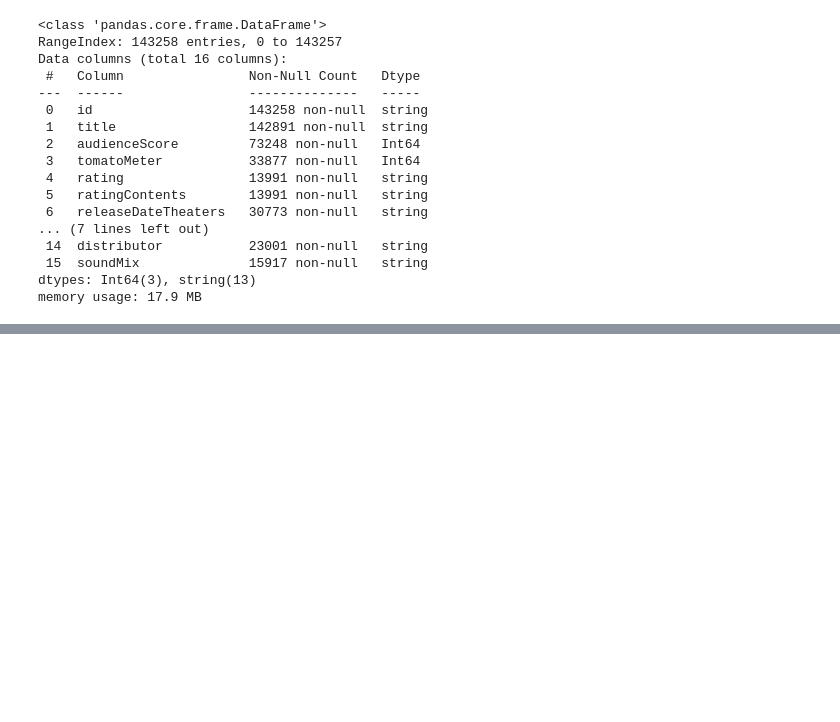
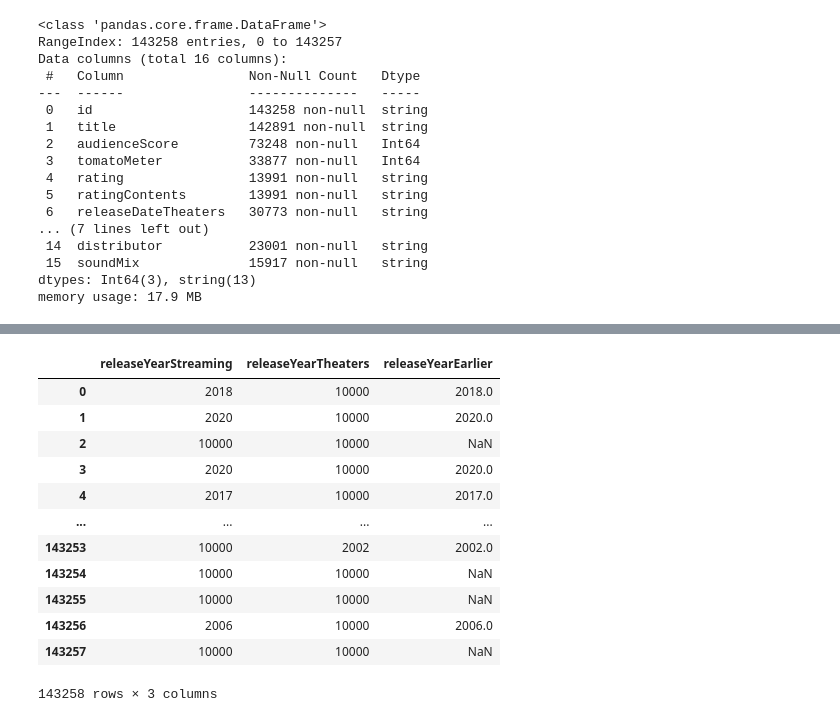
Before and after one commit to suny-park/netflix-film-ratings, a Jupyter notebook: 04 Adding More Rating Data to the Database.ipynb, the cells around one changed output, grey strips where cells are left out. Saved outputs shown, nothing was run; the diff lists cells and outputs as text; code cells hidden in the pictures; blank space fills up the shorter version.

```diff
--- a/04 Adding More Rating Data to the Database.ipynb
+++ b/04 Adding More Rating Data to the Database.ipynb
@@ -151,2 +89,0 @@ Name: 4446, dtype: object
-# %%
-df_rt['releaseYearStreaming'] = pd.to_datetime(df_rt['releaseDateStreaming'],format='mixed').dt.year
@@ -388,0 +143,20 @@ Close out the connection to SQLite database
+# %%
+# Grab the lower value of the two - if both are NA, the value will be 10000
+tmp_min = np.where(df_rt['releaseYearStreaming']>df_rt['releaseYearTheaters'],df_rt['releaseYearTheaters'],df_rt['releaseYearStreaming'])
+df_rt['releaseYearEarlier'] = np.where(tmp_min==10000,np.nan,tmp_min)
+# df_rt['releaseYearEarlier'] = df_rt['releaseYearEarlier'].astype('int64')
+df_rt[['releaseYearStreaming','releaseYearTheaters','releaseYearEarlier']]
+# %% [output]
+|  | releaseYearStreaming | releaseYearTheaters | releaseYearEarlier |
+| 0 | 2018 | 10000 | 2018.0 |
+| 1 | 2020 | 10000 | 2020.0 |
+| 2 | 10000 | 10000 | NaN |
+| 3 | 2020 | 10000 | 2020.0 |
+| 4 | 2017 | 10000 | 2017.0 |
+| ... | ... | ... | ... |
+| 143253 | 10000 | 2002 | 2002.0 |
+| 143254 | 10000 | 10000 | NaN |
+| 143255 | 10000 | 10000 | NaN |
+| 143256 | 2006 | 10000 | 2006.0 |
+| 143257 | 10000 | 10000 | NaN |
+143258 rows × 3 columns
```
Also changed, not shown: parts of 58 cells of this notebook, 1 other file.
